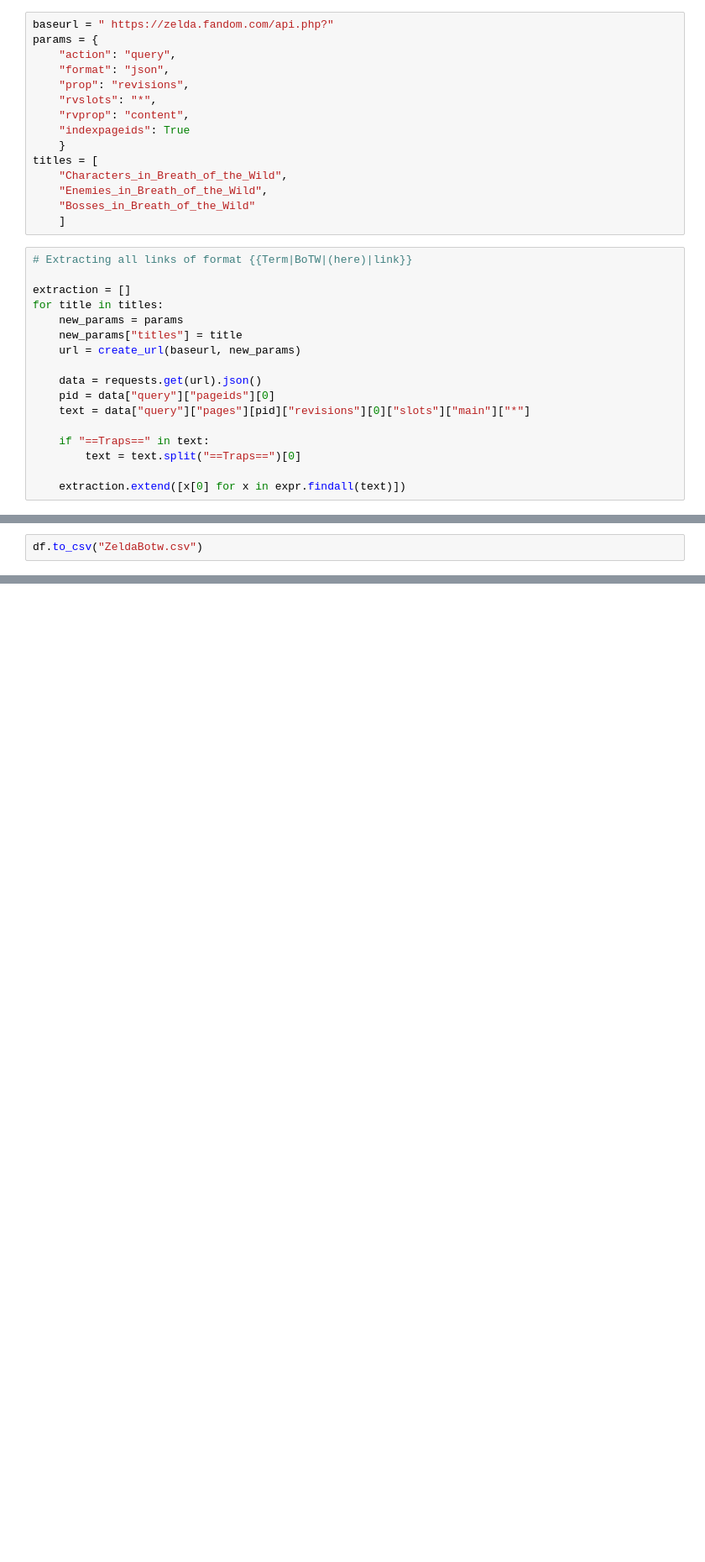
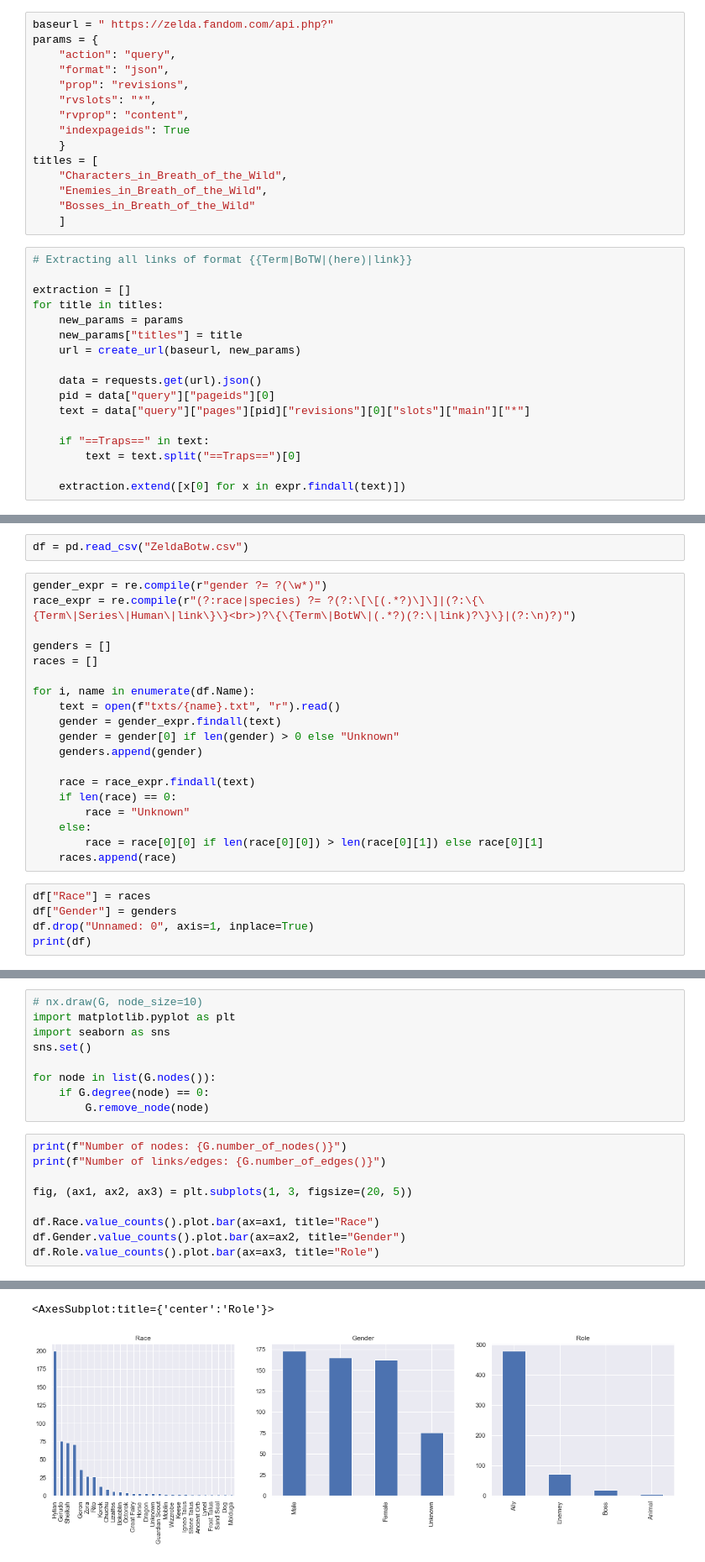
Before and after one commit to Moesen/socialgraphs2021, a Jupyter notebook: DoneExcercises/Week4/Zelda.ipynb, the cells around one changed output, grey strips where cells are left out. Shown at 84% size. Drawn from its saved outputs; the diff is of its cells as text; blank space fills up the shorter version.

```diff
--- a/DoneExcercises/Week4/Zelda.ipynb
+++ b/DoneExcercises/Week4/Zelda.ipynb
@@ -79,2 +81,26 @@ df = df[df.Role != "Unknown"]
 # %%
-df.to_csv("ZeldaBotw.csv")
+df = pd.read_csv("ZeldaBotw.csv")
+# %%
+gender_expr = re.compile(r"gender ?= ?(\w*)")
+race_expr = re.compile(r"(?:race|species) ?= ?(?:\[\[(.*?)\]\]|(?:\{\{Term\|Series\|Human\|link\}\}<br>)?\{\{Term\|BotW\|(.*?)(?:\|link)?\}\}|(?:\n)?)")
+
+genders = []
+races = []
+
+for i, name in enumerate(df.Name):
+    text = open(f"txts/{name}.txt", "r").read()
+    gender = gender_expr.findall(text)
+    gender = gender[0] if len(gender) > 0 else "Unknown"
+    genders.append(gender)
+
+    race = race_expr.findall(text)
+    if len(race) == 0:
+        race = "Unknown"
+    else:
+        race = race[0][0] if len(race[0][0]) > len(race[0][1]) else race[0][1]
+    races.append(race)
+# %%
+df["Race"] = races
+df["Gender"] = genders
+df.drop("Unnamed: 0", axis=1, inplace=True)
+print(df)
@@ -80,0 +142,19 @@ df.to_csv("ZeldaBotw.csv")
+# %%
+# nx.draw(G, node_size=10)
+import matplotlib.pyplot as plt
+import seaborn as sns
+sns.set()
+
+for node in list(G.nodes()):
+    if G.degree(node) == 0:
+        G.remove_node(node)
+# %%
+print(f"Number of nodes: {G.number_of_nodes()}")
+print(f"Number of links/edges: {G.number_of_edges()}")
+
+fig, (ax1, ax2, ax3) = plt.subplots(1, 3, figsize=(20, 5))
+
+df.Race.value_counts().plot.bar(ax=ax1, title="Race")
+df.Gender.value_counts().plot.bar(ax=ax2, title="Gender")
+df.Role.value_counts().plot.bar(ax=ax3, title="Role")
+# %% [output]
@@ -80,0 +163,2 @@ df.to_csv("ZeldaBotw.csv")
+<AxesSubplot:title={'center':'Role'}>
+[figure, added]
```
Also changed, not shown: parts of 8 cells of this notebook.
